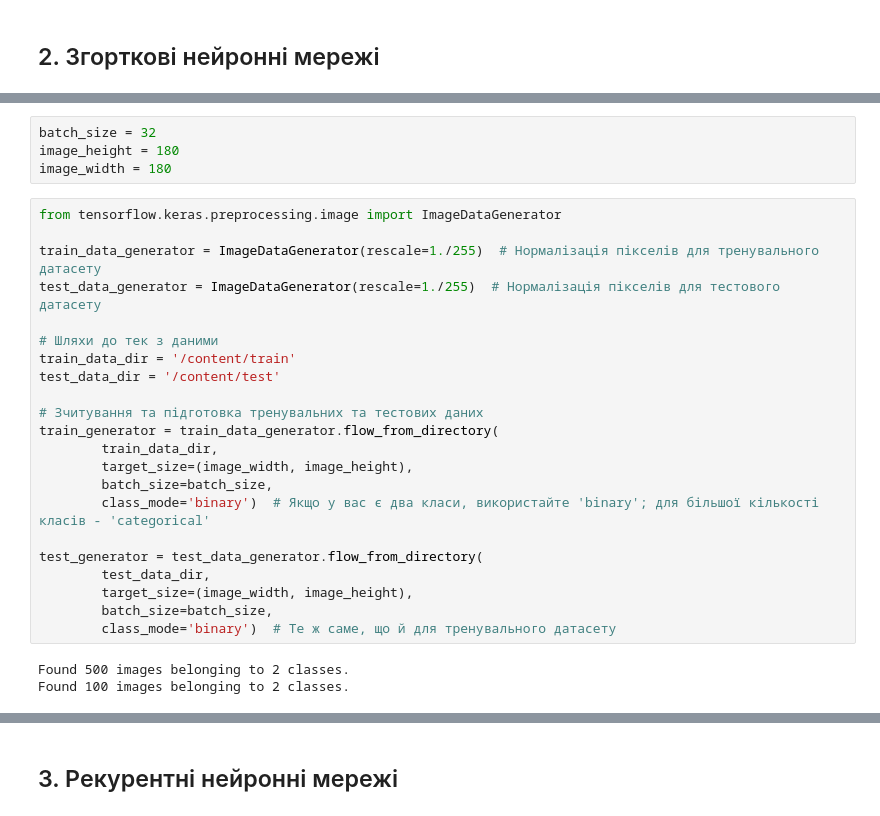
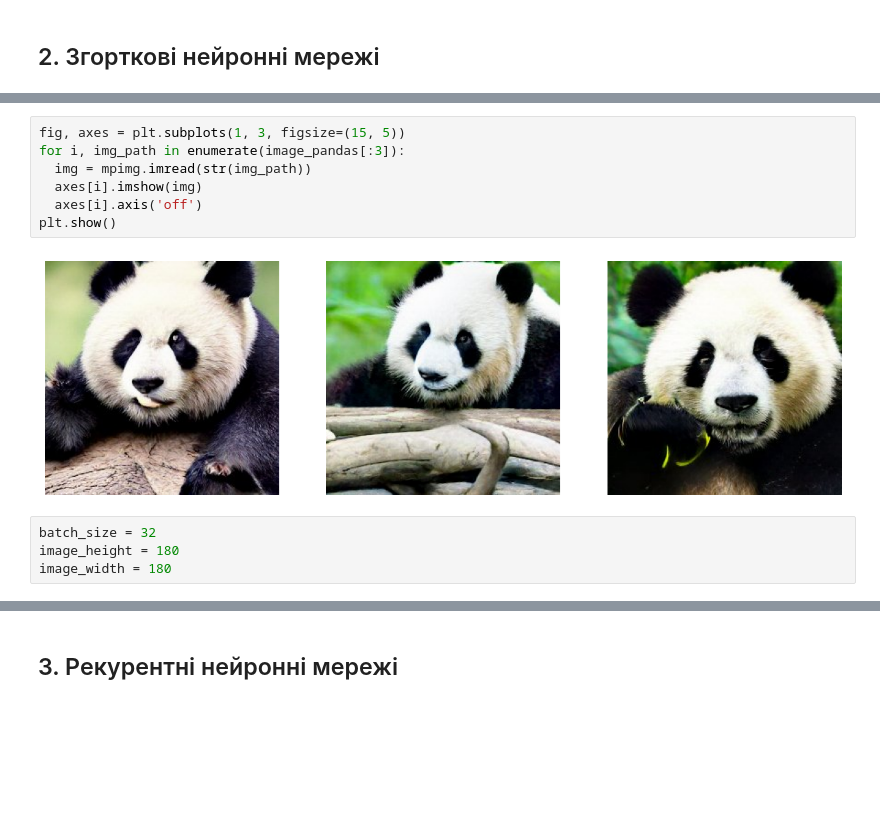
Before and after one commit to AnastasiaZAYU/Data_Analysis_2023, a Jupyter notebook: Lab3_DataAnalysis.ipynb, the cells around one changed output, grey strips where cells are left out. Saved outputs shown, nothing was run; the diff lists cells and outputs as text; blank space fills up the shorter version.

```diff
--- a/Lab3_DataAnalysis.ipynb
+++ b/Lab3_DataAnalysis.ipynb
@@ -178,29 +191,13 @@ copy_files(os.path.join(source_test_path, 'Bears'), os.path.join(test_path, 'Bea
+# %%
+fig, axes = plt.subplots(1, 3, figsize=(15, 5))
+for i, img_path in enumerate(image_pandas[:3]):
+  img = mpimg.imread(str(img_path))
+  axes[i].imshow(img)
+  axes[i].axis('off')
+plt.show()
+# %% [output]
+[figure, added]
 # %%
 batch_size = 32
 image_height = 180
 image_width = 180
-# %%
-from tensorflow.keras.preprocessing.image import ImageDataGenerator
-
-train_data_generator = ImageDataGenerator(rescale=1./255)  # Нормалізація пікселів для тренувального датасету
-test_data_generator = ImageDataGenerator(rescale=1./255)  # Нормалізація пікселів для тестового датасету
-
-# Шляхи до тек з даними
-train_data_dir = '/content/train'
-test_data_dir = '/content/test'
-
-# Зчитування та підготовка тренувальних та тестових даних
-train_generator = train_data_generator.flow_from_directory(
-        train_data_dir,
-        target_size=(image_width, image_height),
-        batch_size=batch_size,
-        class_mode='binary')  # Якщо у вас є два класи, використайте 'binary'; для більшої кількості класів - 'categorical'
-
-test_generator = test_data_generator.flow_from_directory(
-        test_data_dir,
-        target_size=(image_width, image_height),
-        batch_size=batch_size,
-        class_mode='binary')  # Те ж саме, що й для тренувального датасету
-# %% [output]
-Found 500 images belonging to 2 classes.
-Found 100 images belonging to 2 classes.
```
Also changed, not shown: parts of 55 cells of this notebook.
